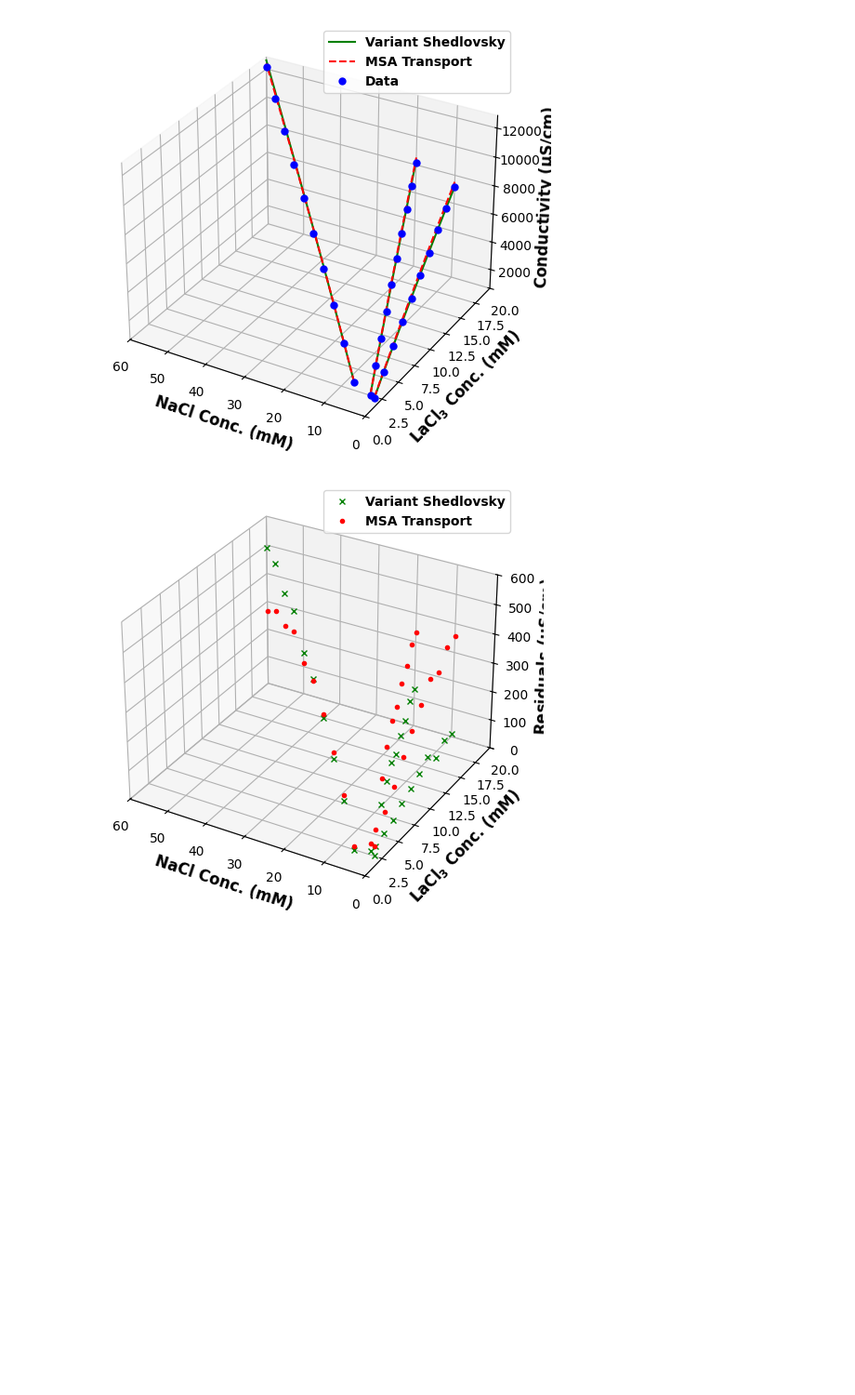
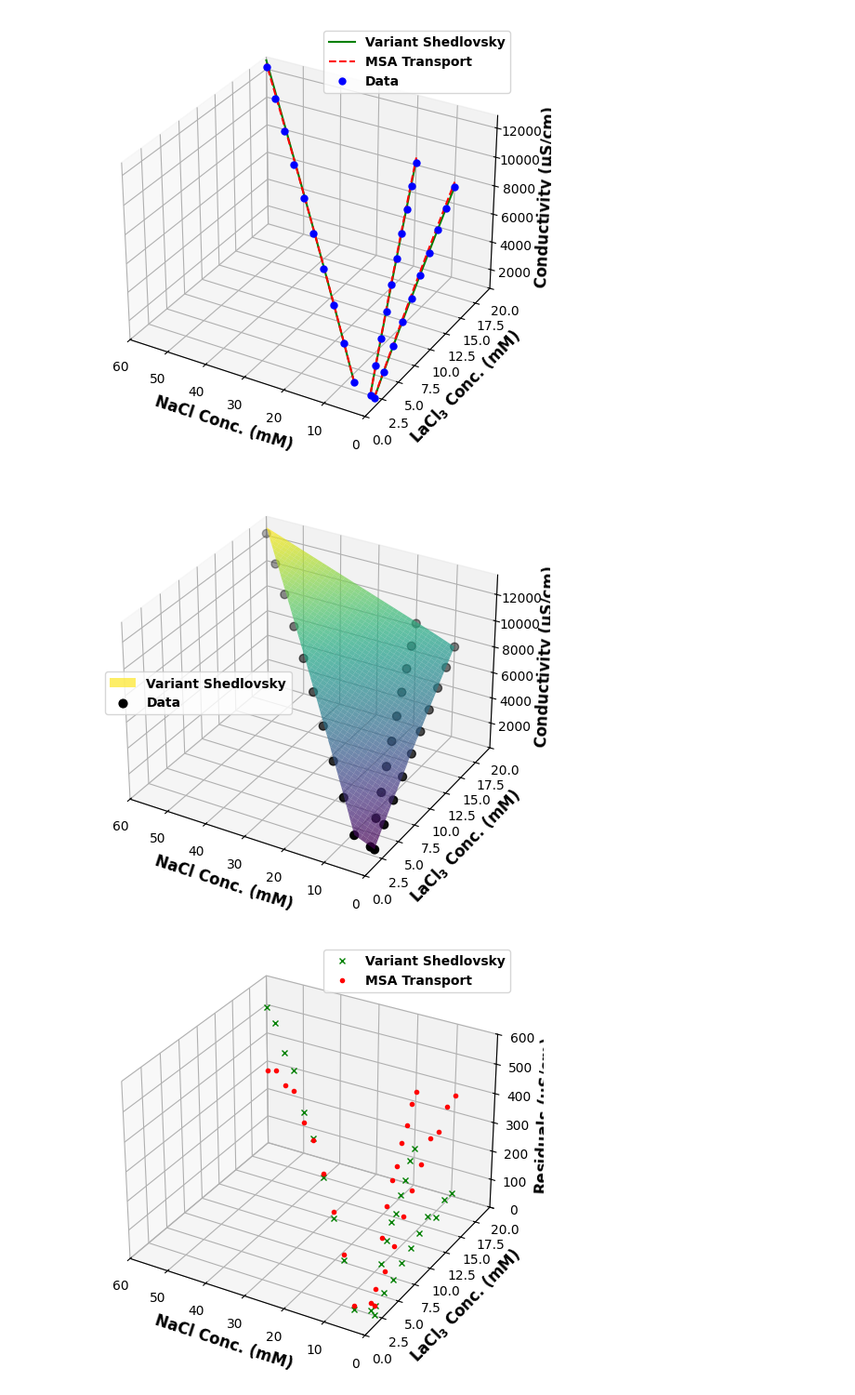
Before and after one commit to dowlinglab/salts-conductivity-modelling, a Jupyter notebook: Multicomponents-conductivity-theory-clean.ipynb, the cells around one changed output. Shown at 93% size. Cells and saved outputs as stored; diff of their text form; code cells hidden in the pictures; blank space fills up the shorter version.

```diff
--- a/Multicomponents-conductivity-theory-clean.ipynb
+++ b/Multicomponents-conductivity-theory-clean.ipynb
@@ -1192,6 +1195,64 @@ plt.savefig("msc_single_na_la_comparison.png")
 plt.show()
 # %% [output]
 [figure]
+# %%
+# Combine all data
+NaCl_all = np.concatenate([NaCl_conc2, NaCl_conc22, NaCl_conc23])
+LaCl_all = np.concatenate([LaCl3_conc2, LaCl3_conc22, LaCl3_conc23])
+cond_exp_all = np.concatenate([cond_exp3, cond_exp32, cond_exp33])
+specific_cond_all_shed = np.concatenate([specific_cond_21, specific_cond_22, specific_cond_23])
+specific_cond_all_msa = np.concatenate([all_cond_calc_con3, all_cond_calc_con32, all_cond_calc_con33])
+
+# Create grid to interpolate over
+NaCl_range = np.linspace(NaCl_all.min(), NaCl_all.max(), 1000)
+LaCl_range = np.linspace(LaCl_all.min(), LaCl_all.max(), 1000)
+NaCl_grid, LaCl_grid = np.meshgrid(NaCl_range, LaCl_range)
+
+# Interpolate surface for calculated conductivity
+specific_cond_grid_shed = griddata(
+    (NaCl_all, LaCl_all),
+    specific_cond_all_shed,
+    (NaCl_grid, LaCl_grid),
+    method='cubic'
+)
+
+specific_cond_grid_msa = griddata(
+    (NaCl_all, LaCl_all),
+    specific_cond_all_msa,
+    (NaCl_grid, LaCl_grid),
+    method='cubic'
+)
+
+# setup the plot
+fig = plt.figure()
+ax = fig.add_subplot(projection='3d')
+
+# plot the model prediction surface
+surf_shed = ax.plot_surface(NaCl_grid, LaCl_grid, specific_cond_grid_shed, cmap=cm.viridis,
+                            linewidth=0.3, alpha=0.7, label="Variant Shedlovsky")
+
+# surf_msa = ax.plot_surface(NaCl_grid, LaCl_grid, specific_cond_grid_msa, cmap=cm.coolwarm,
+#                            linewidth=0.3, alpha=0.4, label="MSA Transport")
+
+# plot data
+ax.scatter(NaCl_all, LaCl_all, cond_exp_all, color='black', s=40, label="Data", edgecolors="black", zorder=20)
+
+# add plot labels and limits
+ax.set_xlim(60, 0)
+ax.set_ylim(0, 20)
+ax.tick_params(axis='x', labelsize=10)
+ax.tick_params(axis='y', labelsize=10)
+ax.tick_params(axis='z', labelsize=10)
+ax.tick_params(direction="in",top=True, right=True)
+ax.set_zlabel("Conductivity ($\mathbf{\mu}$S/cm)", fontsize=12,fontweight='bold')
+ax.set_xlabel("NaCl Conc. (mM)", fontsize=12,fontweight='bold')
+ax.set_ylabel("LaC$\mathbf{l_3}$ Conc. (mM)", fontsize=12,fontweight='bold')
+ax.legend(prop={"weight":"bold"}, loc="center left")
+plt.tight_layout()
+plt.savefig("msc_single_na_la_comparison_plane.png")
+plt.show()
+# %% [output]
+[figure, added]
 # %%
 # residuals for NaCl and LaCl3
 e3_2 = [specific_cond_21[i] - cond_exp3[i] for i in range(ndata4)]
```
Also changed, not shown: parts of 1 cell of this notebook, 1 other file.
